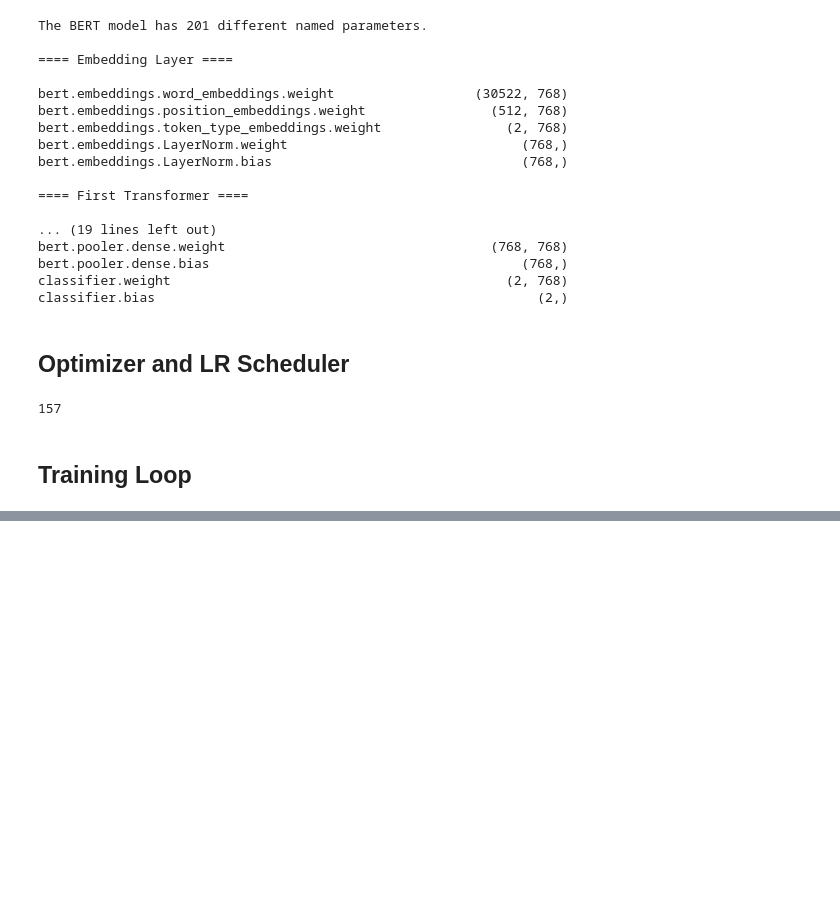
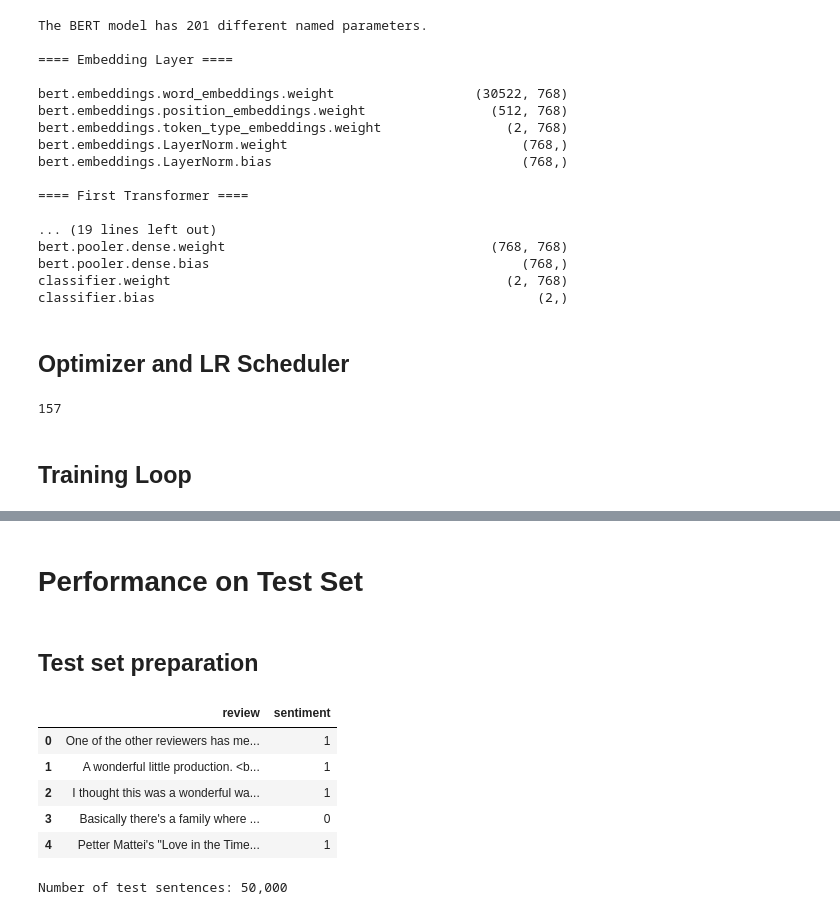
Before and after one commit to Venkat-Rajgopal/BERTology, a Jupyter notebook: Sentiment Classification/sentence_classification.ipynb, the cells around one changed output, grey strips where cells are left out. Cells and saved outputs as stored; diff of their text form; code cells hidden in the pictures; blank space fills up the shorter version.

Commit message:
test results

```diff
--- a/Sentiment Classification/sentence_classification.ipynb
+++ b/Sentiment Classification/sentence_classification.ipynb
@@ -603,0 +577,70 @@ df_stats
+# %% [markdown]
+# Performance on Test Set
+# %% [markdown]
+## Test set preparation
+# %%
+df.head()
+# %% [output]
+|  | review | sentiment |
+| 0 | One of the other reviewers has me... | 1 |
+| 1 | A wonderful little production. <b... | 1 |
+| 2 | I thought this was a wonderful wa... | 1 |
+| 3 | Basically there's a family where ... | 0 |
+| 4 | Petter Mattei's "Love in the Time... | 1 |
+# %%
+# Load the dataset into a pandas dataframe.
+test_flie = proj_drive + 'data/testset.csv'
+df = pd.read_csv(test_flie,  sep='\t', index_col=0)
+
+# Report the number of sentences.
+print('Number of test sentences: {:,}\n'.format(df.shape[0]))
+df['sentiment'] = 99
+
+# Create sentence and label lists
+sentences = df['review'].values
+labels = df['sentiment'].values
+
+# Tokenize all of the sentences and map the tokens to thier word IDs.
+input_ids = []
+attention_masks = []
+
+# For every sentence...
+for sent in tqdm(sentences, total=len(sentences)):
+    # `encode_plus` will:
+    #   (1) Tokenize the sentence.
+    #   (2) Prepend the `[CLS]` token to the start.
+    #   (3) Append the `[SEP]` token to the end.
+    #   (4) Map tokens to their IDs.
+    #   (5) Pad or truncate the sentence to `max_length`
+    #   (6) Create attention masks for [PAD] tokens.
+    encoded_dict = tokenizer.encode_plus(
+                        sent,                      # Sentence to encode.
+                        add_special_tokens = True, # Add '[CLS]' and '[SEP]'
+                        max_length = 64,           # Pad & truncate all sentences.
+                        #pad_to_max_length = True,
+                        padding='max_length',
+                        truncation= True,
+                        return_attention_mask = True,   # Construct attn. masks.
+                        return_tensors = 'pt',     # Return pytorch tensors.
+                   )
+
+    # Add the encoded sentence to the list.
+    input_ids.append(encoded_dict['input_ids'])
+
+    # And its attention mask (simply differentiates padding from non-padding).
+    attention_masks.append(encoded_dict['attention_mask'])
+
+# Convert the lists into tensors.
+input_ids = torch.cat(input_ids, dim=0)
+attention_masks = torch.cat(attention_masks, dim=0)
+labels = torch.tensor(labels)
+
+# Set the batch size.
+batch_size = 32
+
+# Create the DataLoader.
+prediction_data = TensorDataset(input_ids, attention_masks, labels)
+prediction_sampler = SequentialSampler(prediction_data)
+prediction_dataloader = DataLoader(prediction_data, sampler=prediction_sampler, batch_size=batch_size)
+# %% [output]
+Number of test sentences: 50,000
```
Also changed, not shown: parts of 20 cells of this notebook, 1 other file.
